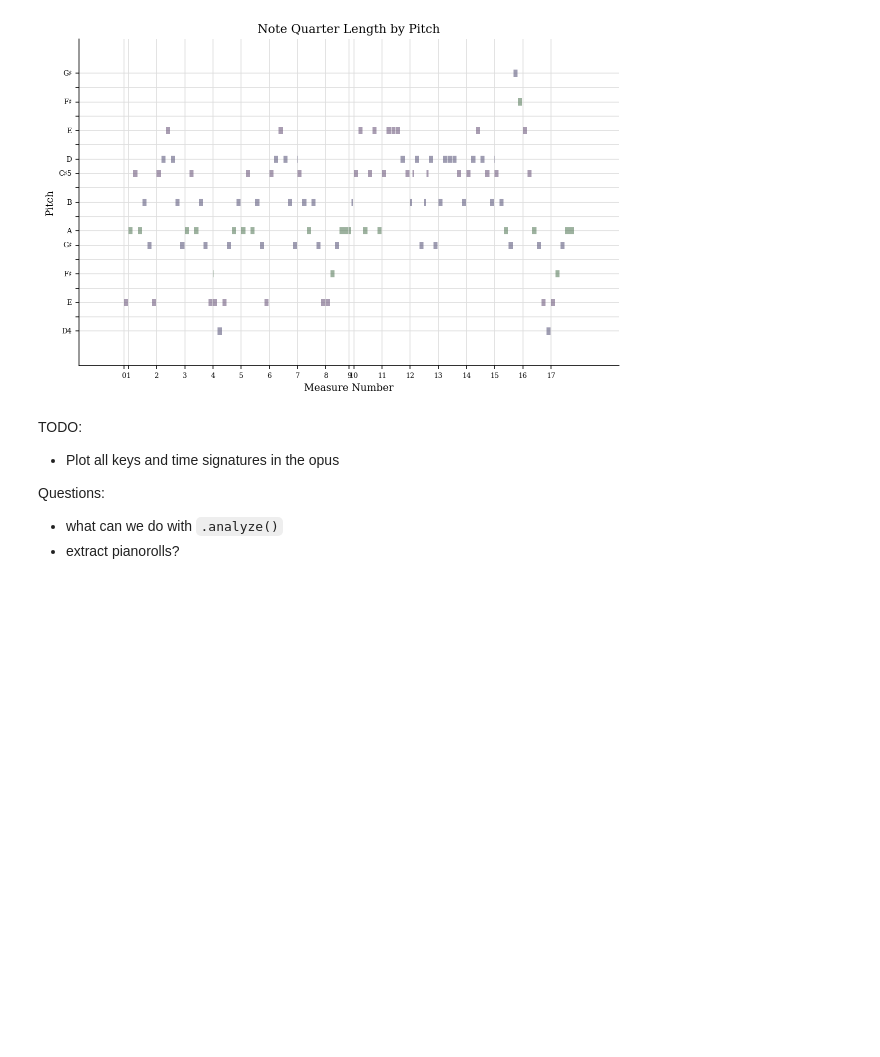
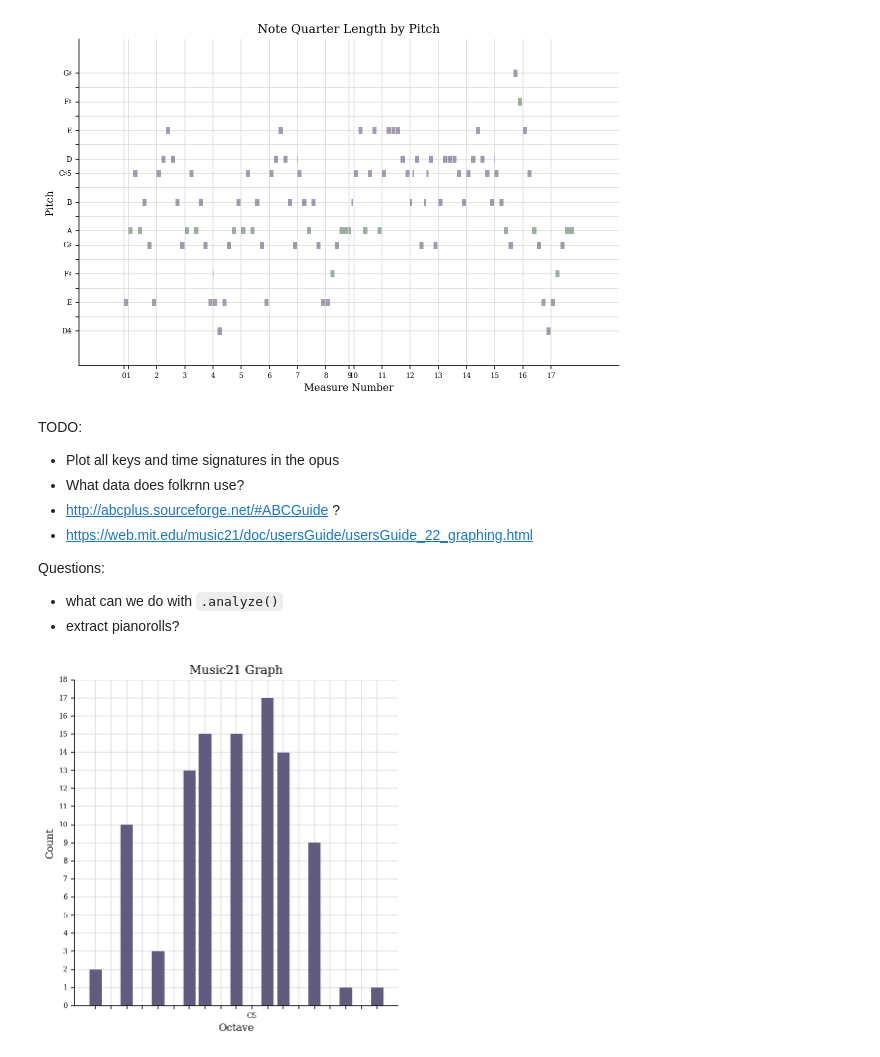
Before and after one commit to JamesOwers/double-jig-gen, a Jupyter notebook: docs/data_exploration.ipynb, the cells around one changed output. Saved outputs shown, nothing was run; the diff lists cells and outputs as text; code cells hidden in the pictures; blank space fills up the shorter version.

Commit message:
Noodling with graphs

```diff
--- a/docs/data_exploration.ipynb
+++ b/docs/data_exploration.ipynb
@@ -149,7 +149,14 @@ second_measure = score.parts[0].measure(1)
 # %% [markdown]
 TODO:
 * Plot all keys and time signatures in the opus
+* What data does folkrnn use?
+* http://abcplus.sourceforge.net/#ABCGuide ?
+* https://web.mit.edu/music21/doc/usersGuide/usersGuide_22_graphing.html
 
 Questions:
 * what can we do with `.analyze()`
 * extract pianorolls?
+# %%
+score.plot('histogram', 'octave', xHideUnused=False)
+# %% [output]
+[figure, added]
```
Also changed, not shown: parts of 6 cells of this notebook.
